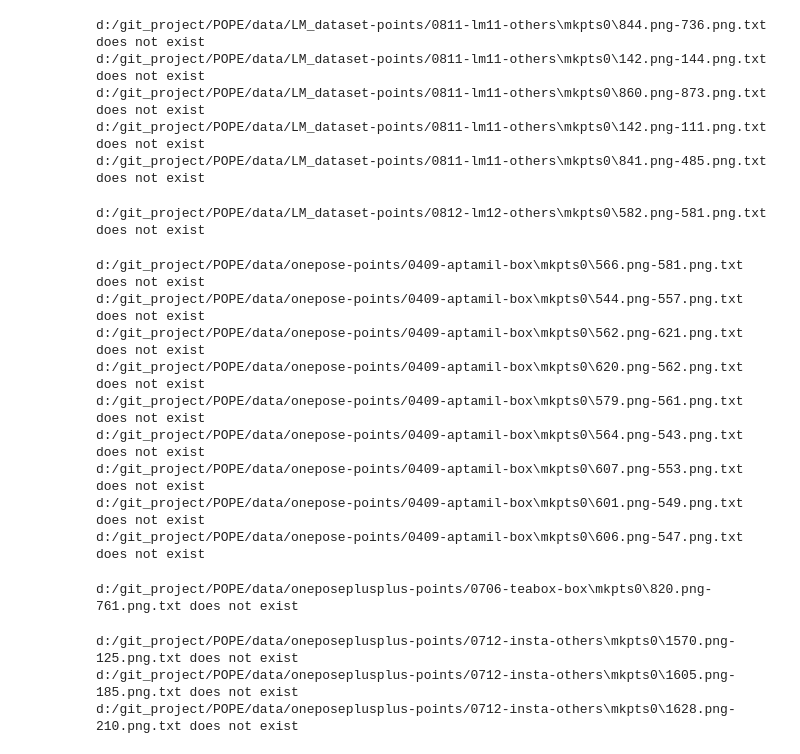
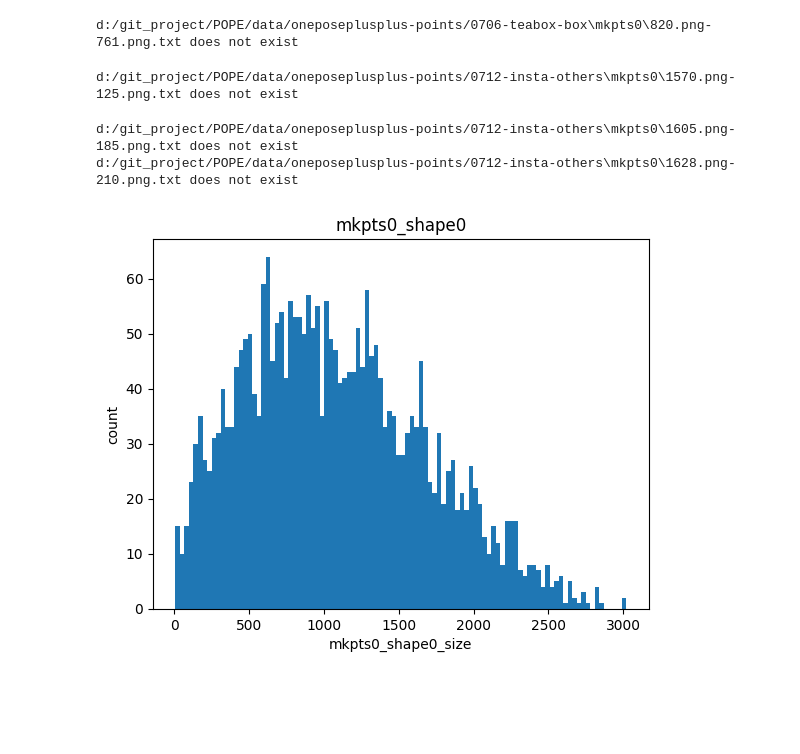
Before and after one commit to karltan0328/POPE, a Jupyter notebook: train.ipynb, the cells around one changed output. Cells and saved outputs as stored; diff of their text form; code cells hidden in the pictures; blank space fills up the shorter version.

```diff
--- a/train.ipynb
+++ b/train.ipynb
@@ -7,8 +7,9 @@ from torch.utils.data import DataLoader
 from torch import nn
 
 from pose.dataset import pose_dataset
-from pose.utils import collate_fn, geodesic_distance
+from pose.utils import collate_fn, geodesic_distance, relative_pose_error
 from pose.model import Mkpts_Reg_Model
+from pose.animator import Animator
 
 
 if os.name == 'nt':
@@ -37,8 +38,8 @@ elif os.name == 'posix':
     oneposeplusplus_points_path = 'data/oneposeplusplus-points/'
 
 paths = [
-    ('linemod', LM_dataset_path, LM_dataset_json_path, LM_dataset_points_path),
-    ('onepose', onepose_path, onepose_json_path, onepose_points_path),
+    # ('linemod', LM_dataset_path, LM_dataset_json_path, LM_dataset_points_path),
+    # ('onepose', onepose_path, onepose_json_path, onepose_points_path),
     ('oneposeplusplus', oneposeplusplus_path, oneposeplusplus_json_path, oneposeplusplus_points_path)
 ]
 
@@ -46,36 +47,24 @@ device = torch.device('cuda' if torch.cuda.is_available() else 'cpu')
 
 dataset = pose_dataset(paths)
 mkpts_max_len, mkpts_sum_len = dataset.get_mkpts_info()
-
-
-random.seed(20231223)
-torch.manual_seed(20231223)
-torch.cuda.manual_seed(20231223)
-
-train_size = int(0.8 * len(dataset))
-test_size = len(dataset) - train_size
-train_dataset, test_dataset = torch.utils.data.random_split(dataset, [train_size, test_size])
-
-num_sample = 400
-train_dataloader = DataLoader(train_dataset, batch_size=64, shuffle=True, drop_last=False, collate_fn=collate_fn(num_sample))
-test_dataloader = DataLoader(test_dataset, batch_size=64, shuffle=True, drop_last=False, collate_fn=collate_fn(num_sample))
 # %% [output]
-d:/git_project/POPE/data/LM_dataset-points/0811-lm11-others\mkpts0\844.png-736.png.txt does not exist
-d:/git_project/POPE/data/LM_dataset-points/0811-lm11-others\mkpts0\142.png-144.png.txt does not exist
-d:/git_project/POPE/data/LM_dataset-points/0811-lm11-others\mkpts0\860.png-873.png.txt does not exist
-d:/git_project/POPE/data/LM_dataset-points/0811-lm11-others\mkpts0\142.png-111.png.txt does not exist
-d:/git_project/POPE/data/LM_dataset-points/0811-lm11-others\mkpts0\841.png-485.png.txt does not exist
+d:/git_project/POPE/data/oneposeplusplus-points/0706-teabox-box\mkpts0\820.png-761.png.txt does not exist
-d:/git_project/POPE/data/LM_dataset-points/0812-lm12-others\mkpts0\582.png-581.png.txt does not exist
+d:/git_project/POPE/data/oneposeplusplus-points/0712-insta-others\mkpts0\1570.png-125.png.txt does not exist
-d:/git_project/POPE/data/onepose-points/0409-aptamil-box\mkpts0\566.png-581.png.txt does not exist
-d:/git_project/POPE/data/onepose-points/0409-aptamil-box\mkpts0\544.png-557.png.txt does not exist
-d:/git_project/POPE/data/onepose-points/0409-aptamil-box\mkpts0\562.png-621.png.txt does not exist
-d:/git_project/POPE/data/onepose-points/0409-aptamil-box\mkpts0\620.png-562.png.txt does not exist
-d:/git_project/POPE/data/onepose-points/0409-aptamil-box\mkpts0\579.png-561.png.txt does not exist
-d:/git_project/POPE/data/onepose-points/0409-aptamil-box\mkpts0\564.png-543.png.txt does not exist
-d:/git_project/POPE/data/onepose-points/0409-aptamil-box\mkpts0\607.png-553.png.txt does not exist
-d:/git_project/POPE/data/onepose-points/0409-aptamil-box\mkpts0\601.png-549.png.txt does not exist
-d:/git_project/POPE/data/onepose-points/0409-aptamil-box\mkpts0\606.png-547.png.txt does not exist
+d:/git_project/POPE/data/oneposeplusplus-points/0712-insta-others\mkpts0\1605.png-185.png.txt does not exist
+d:/git_project/POPE/data/oneposeplusplus-points/0712-insta-others\mkpts0\1628.png-210.png.txt does not exist
-d:/git_project/POPE/data/oneposeplusplus-points/0706-teabox-box\mkpts0\820.png-761.png.txt does not exist
-d:/git_project/POPE/data/oneposeplusplus-points/0712-insta-others\mkpts0\1570.png-125.png.txt does not exist
-d:/git_project/POPE/data/oneposeplusplus-points/0712-insta-others\mkpts0\1605.png-185.png.txt does not exist
-d:/git_project/POPE/data/oneposeplusplus-points/0712-insta-others\mkpts0\1628.png-210.png.txt does not exist
+# %%
+from matplotlib import pyplot as plt
+
+mkpts0_shape0 = []
+for data in dataset:
+    mkpts0_shape0.append(data['mkpts0'].shape[0])
+
+# 可视化mkpts0_shape0
+plt.figure()
+plt.title('mkpts0_shape0')
+plt.xlabel('mkpts0_shape0_size')
+plt.ylabel('count')
+plt.hist(mkpts0_shape0, bins=100)
+plt.show()
+# %% [output]
+[figure, added]
```
Also changed, not shown: parts of 5 cells of this notebook, 8 other files.
